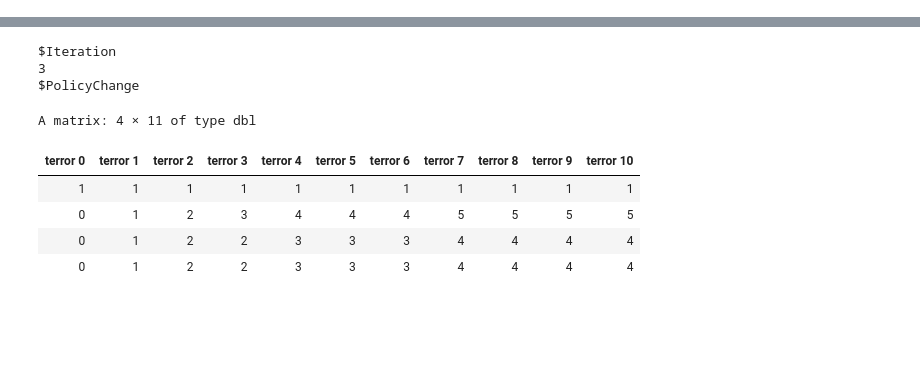
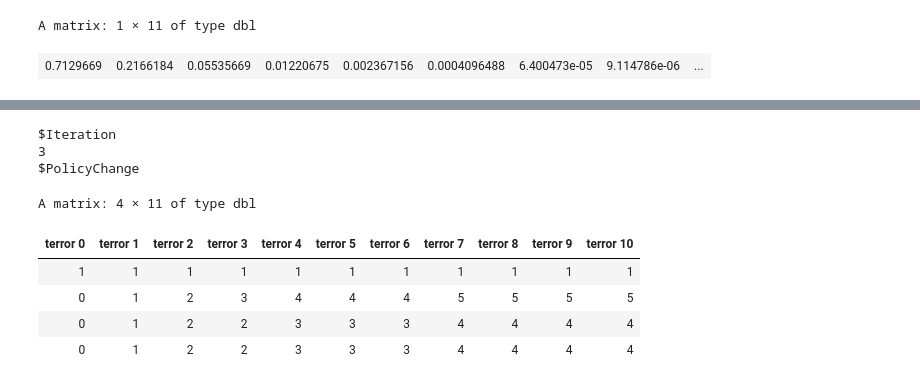
Before and after one commit to IshtiSikder/Optimal-allocation-of-rescue-teams-for-hostage-situations, a Jupyter notebook: R_for_MDP_(NEW).ipynb, the cells around one changed output, grey strips where cells are left out. Cells and saved outputs as stored; diff of their text form; code cells hidden in the pictures; blank space fills up the shorter version.

```diff
--- a/R_for_MDP_(NEW).ipynb
+++ b/R_for_MDP_(NEW).ipynb
@@ -1,3 +1,35 @@
 # %% [markdown]
 <a href="https://colab.research.google.com/github/IshtiSikder/Optimal-allocation-of-rescue-teams-for-hostage-situations/blob/updates/R_for_MDP_(NEW).ipynb" target="_parent"><img src="https://colab.research.google.com/assets/colab-badge.svg" alt="Open In Colab"/></a>
+# %%
+prob <- function(opSet = policySet, t, lam, eps, mu) {
+  opTRM = matrix(0, nrow = t+1, ncol = t+1)
+  for (i in 2:t) {
+    opTRM[i, i-1] = sum(i*eps, opSet[i]*mu)
+    opTRM[i, i+1] = lam
+  }
+  opTRM[1, 2] = lam
+  opTRM[t+1, t] = sum(t*eps, opSet[t+1]*mu)
+
+  k = t+1
+  steady_prob <- matrix(0, nrow=1, ncol=k)
+  state <- matrix(0, nrow=1, ncol=k-1)
+  for (i in 1:(k-1)) {
+    if (i-2 < 0) {
+      state[i] <- (lam/opTRM[i+1,i])
+    } else {
+      state[i] <- state[i-1]*(lam/opTRM[i+1,i])
+    }
+  }
+
+  steady_prob[1] <- (1+sum(state))^-1
+  for (i in 2:k) {
+    steady_prob[i] <- state[i-1]*steady_prob[1]
+  }
+  return(steady_prob)
+}
+# %%
+prob(opSet=array(2,dim=c(1,11)),t=10,lam = 0.2763, mu = 0.2829, eps = 0.1718)
+# %% [output]
+A matrix: 1 × 11 of type dbl
+| 0.7129669 | 0.2166184 | 0.05535669 | 0.01220675 | 0.002367156 | 0.0004096488 | 6.400473e-05 | 9.114786e-06 | ... |
 # %%
```
Also changed, not shown: parts of 1 cell of this notebook.
